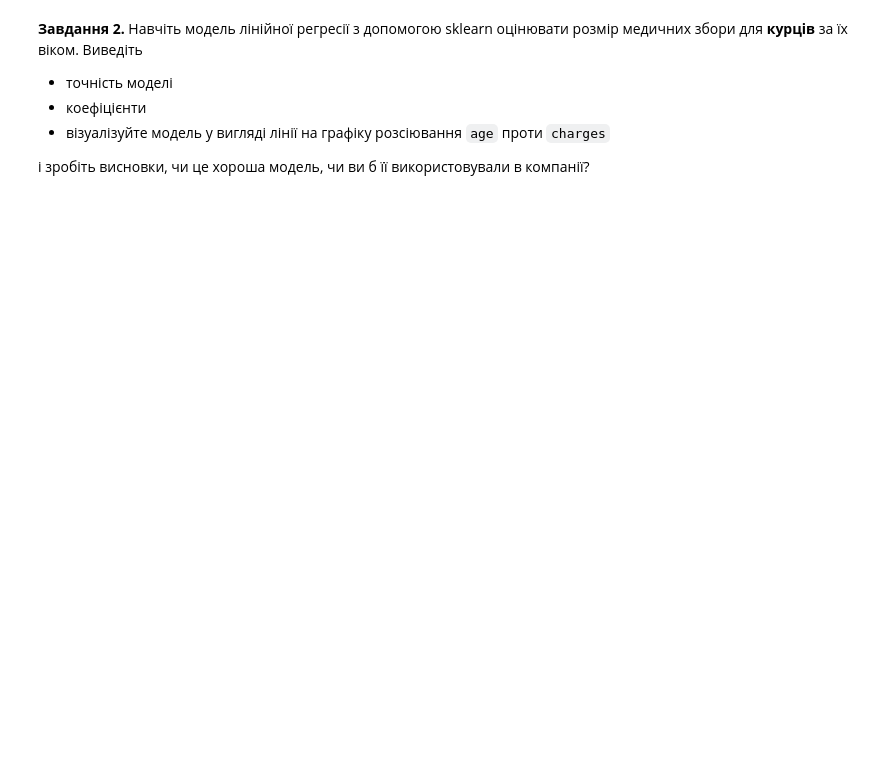
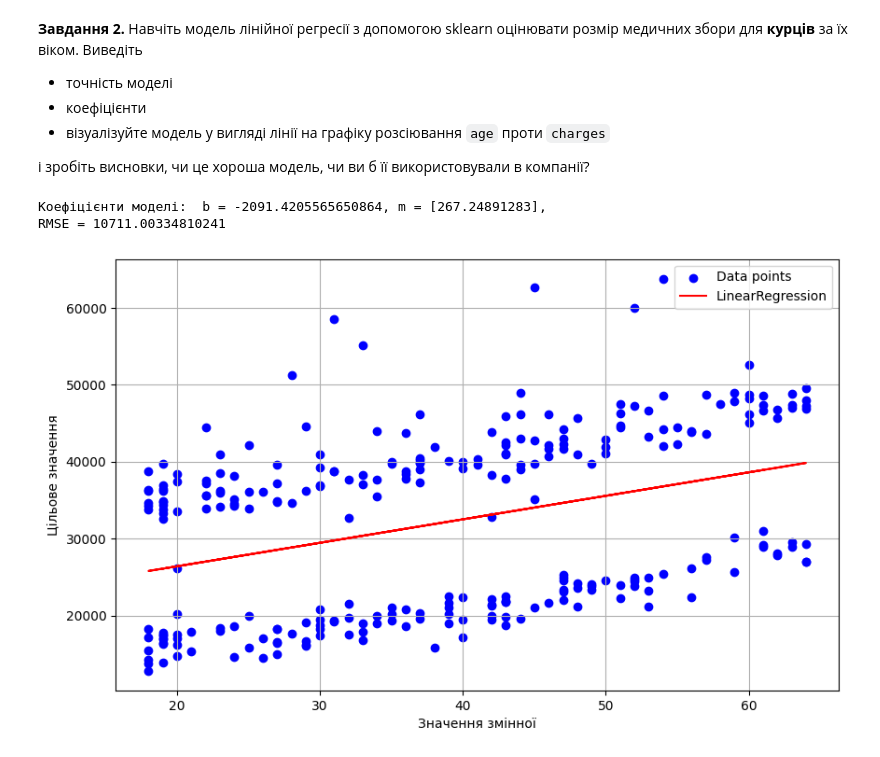
Before and after one commit to Alenushka2013/ML_for_people_tasks, a Jupyter notebook: HW_2_1_Building_a_linear_regression_on_one_attribute.ipynb, the cells around one changed output. Saved outputs shown, nothing was run; the diff lists cells and outputs as text; code cells hidden in the pictures; blank space fills up the shorter version.

```diff
--- a/HW_2_1_Building_a_linear_regression_on_one_attribute.ipynb
+++ b/HW_2_1_Building_a_linear_regression_on_one_attribute.ipynb
@@ -182,3 +183,22 @@ RMSE sklearn:  4662.505766636395
 -  візуалізуйте модель у вигляді лінії на графіку розсіювання `age` проти `charges`
 
 і зробіть висновки, чи це хороша модель, чи ви б її використовували в компанії?
+# %%
+smoker_df = medical_df[medical_df.smoker == 'yes']
+X, y = smoker_df.age.to_frame(), smoker_df.charges
+
+model = LinearRegression()
+model.fit(X, y)
+predictions = model.predict(X)
+
+print(f'Коефіцієнти моделі:  b = {lin_reg.intercept_}, m = {lin_reg.coef_},')
+
+rmse = root_mean_squared_error(y, predictions)
+print(f'RMSE = {rmse}')
+
+# Візуалізація результатів
+visual_result(X, y, predictions, 'LinearRegression')
+# %% [output]
+Коефіцієнти моделі:  b = -2091.4205565650864, m = [267.24891283],
+RMSE = 10711.00334810241
+[figure, added]
```
Also changed, not shown: parts of 1 cell of this notebook.
